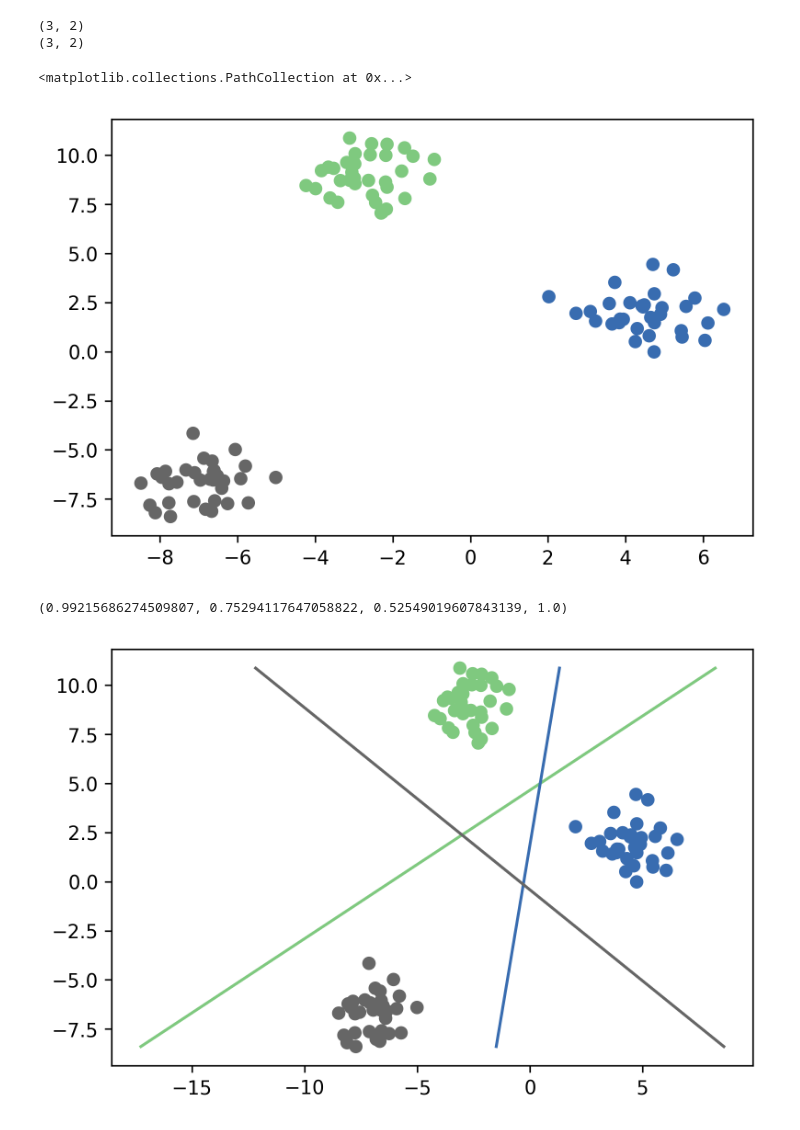
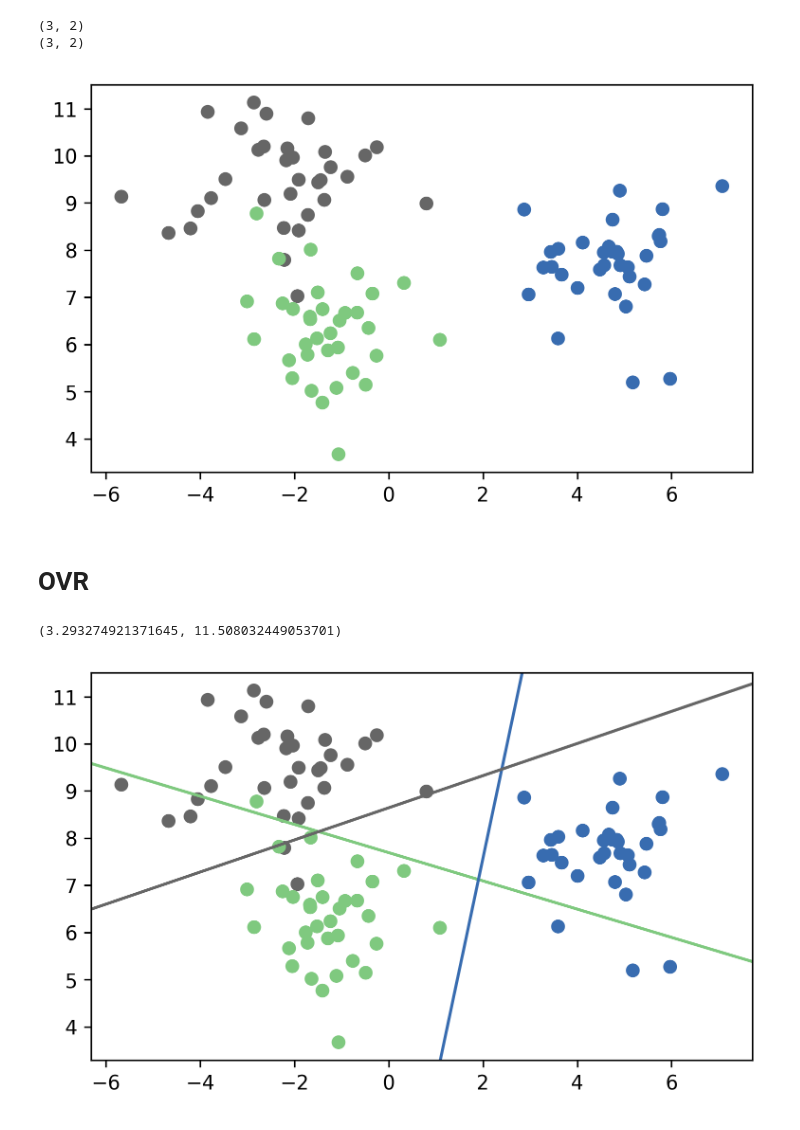
Before and after one commit to amueller/applied_ml_spring_2017, a Jupyter notebook: slides/aml-06.ipynb, the cells around one changed output. Saved outputs shown, nothing was run; the diff lists cells and outputs as text; code cells hidden in the pictures.

```diff
--- a/slides/aml-06.ipynb
+++ b/slides/aml-06.ipynb
@@ -95,11 +95,15 @@ print(linearsvm.coef_.shape)
 (3, 2)
 # %%
 from sklearn.datasets import make_blobs
-
-X, y = make_blobs(random_state=42)
+X, y = make_blobs(random_state=27)
 plt.scatter(X[:, 0], X[:, 1], c=y, cmap="Accent")
+ax = plt.gca()
+ax.set_aspect("equal")
+xlim = ax.get_xlim()
+ylim = ax.get_ylim()
 # %% [output]
-<matplotlib.collections.PathCollection at 0x...>
-[figure, old version]
+[figure, new version]
+# %% [markdown]
+# OVR
 # %%
 from sklearn.svm import LinearSVC
@@ -107,17 +111,13 @@ linear_svm = LinearSVC().fit(X, y)
-# %%
-plt.cm.Accent(2)
-# %% [output]
-(0.99215686274509807, 0.75294117647058822, 0.52549019607843139, 1.0)
 # %%
 points = plt.scatter(X[:, 0], X[:, 1], c=y, cmap="Accent")
 colors = [plt.cm.Accent(i) for i in [0, 4, 7]]
-line = np.linspace(X[:, 1].min(), X[:, 1].max())
+line = np.linspace(X[:, 1].min() - 5, X[:, 1].max() + 5)
 for coef, intercept, color in zip(linear_svm.coef_, linear_svm.intercept_, colors):
     plt.plot(-(line * coef[1] + intercept) / coef[0], line, c=color)
-
-ax = plt.gca()
-xlim = ax.get_xlim()
-ylim = ax.get_ylim()
+plt.gca().set_aspect("equal")
+plt.xlim(xlim)
+plt.ylim(ylim)
 # %% [output]
+(3.293274921371645, 11.508032449053701)
-[figure, old version]
+[figure, new version]
 # %%
```
Also changed, not shown: parts of 6 cells of this notebook, 3 other files.
